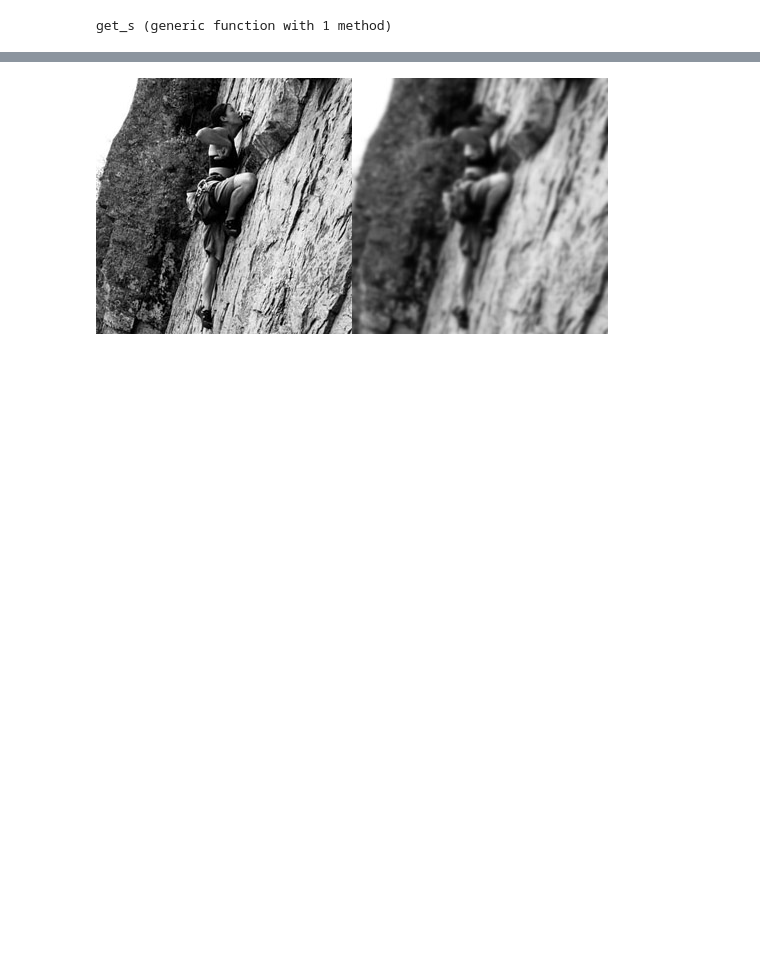
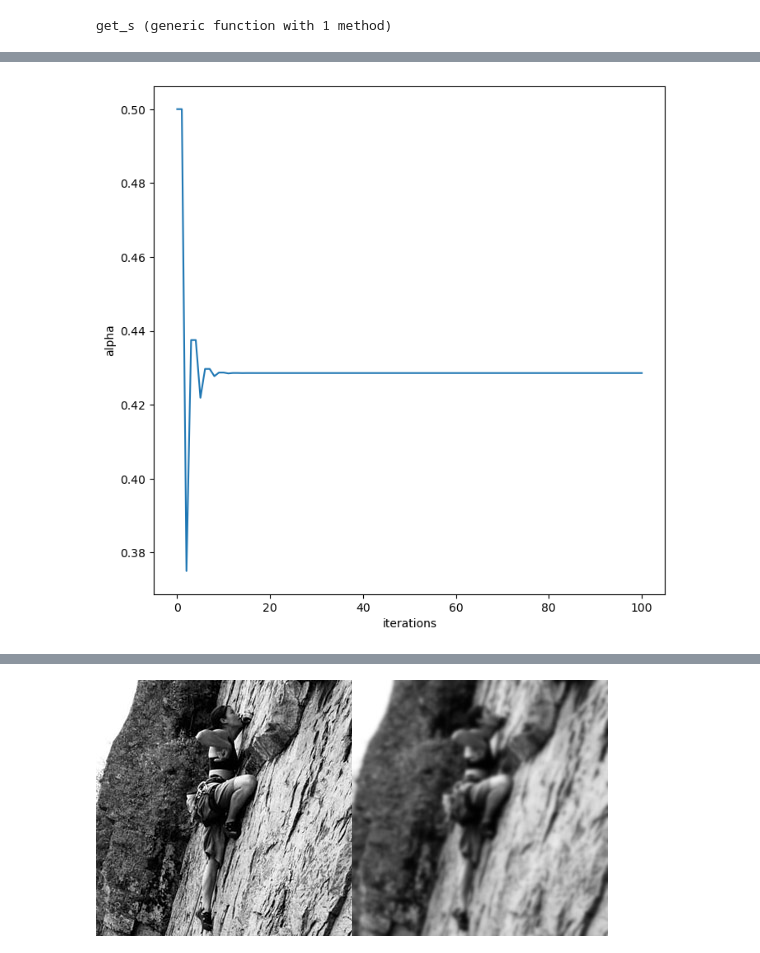
Before and after one commit to e-vic/CPSC536-HW2, a Jupyter notebook: CPSC536M - Homework 2.ipynb, the cells around one changed output, grey strips where cells are left out. Saved outputs shown, nothing was run; the diff lists cells and outputs as text; code cells hidden in the pictures; blank space fills up the shorter version.

```diff
--- a/CPSC536M - Homework 2.ipynb
+++ b/CPSC536M - Homework 2.ipynb
@@ -92,0 +124,20 @@ get_s (generic function with 1 method)
+# %%
+# grad_f = 2 .* (rand(Float16,(5,1)) .- 0.5)
+# s = 2 .* (rand(Float16,(5,1)) .- 0.5)
+# d = 2 .* (rand(Float16,(5,1)) .- 0.5)
+# print([grad_f,s,d])
+
+grad_f = [-5,-2]
+s = [2,4]
+d = [6,0]
+
+alpha_mid,alpha_storage = linesearch(grad_f,s,d);
+
+fig = figure(figsize=(8,8))
+
+ax1 = fig.add_subplot(1, 1, 1)
+ax1.plot(alpha_storage);
+ax1.set_ylabel("alpha");
+ax1.set_xlabel("iterations");
+# %% [output]
+[figure, added]
```
Also changed, not shown: parts of 21 cells of this notebook, 2 other files.
